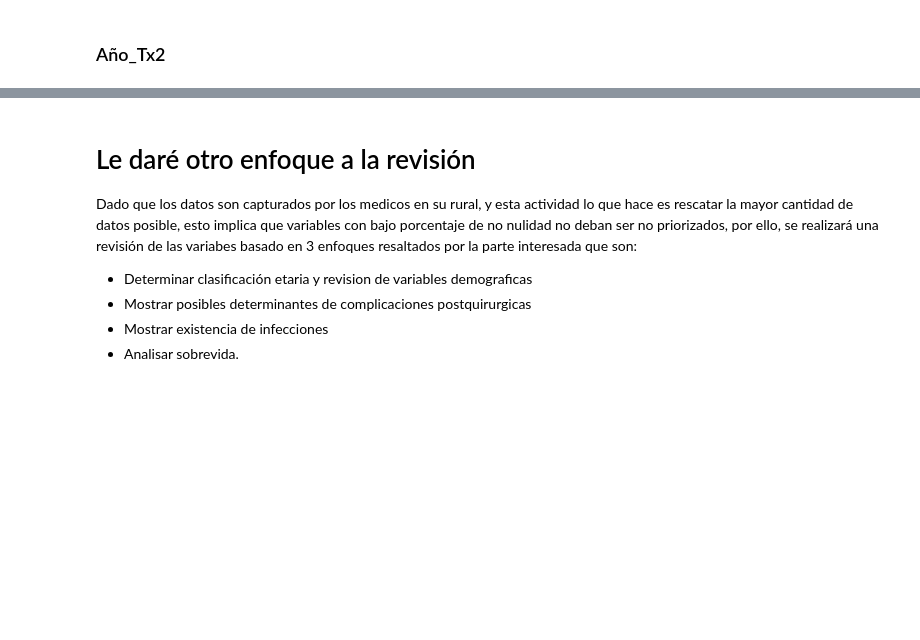
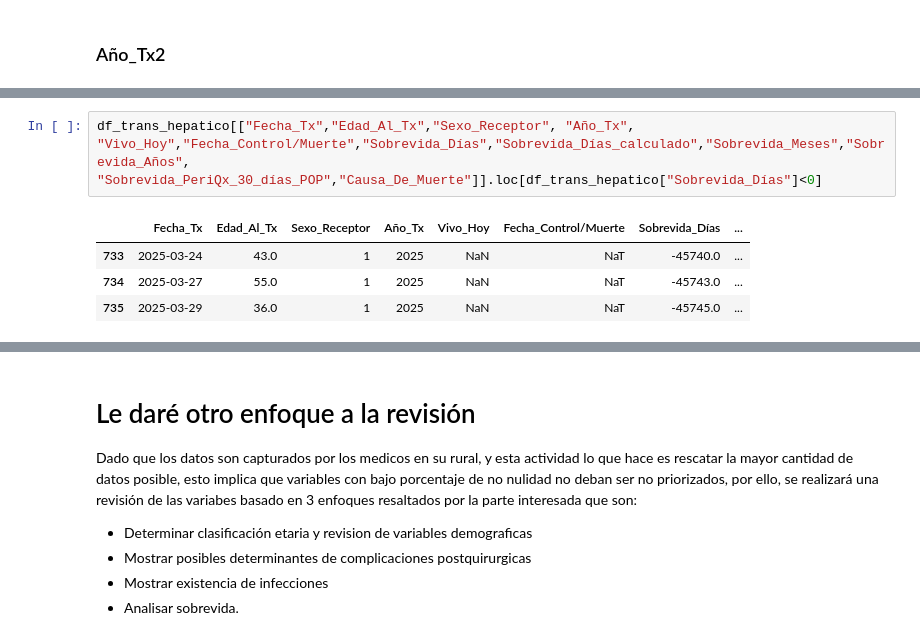
Before and after one commit to Traintain/MINE4101-202520-Proyecto-Transplantes-Hepaticos, a Jupyter notebook: BI_transplante_hepatico_JARM.ipynb, the cells around one changed output, grey strips where cells are left out. Saved outputs shown, nothing was run; the diff lists cells and outputs as text; blank space fills up the shorter version.

```diff
--- a/BI_transplante_hepatico_JARM.ipynb
+++ b/BI_transplante_hepatico_JARM.ipynb
@@ -625,0 +804,7 @@ df_trans_hepatico[["Fecha_Tx","Año_Tx2 (si no retx, poner año tx)","Fecha_Tx#2
+# %%
+df_trans_hepatico[["Fecha_Tx","Edad_Al_Tx","Sexo_Receptor", "Año_Tx", "Vivo_Hoy","Fecha_Control/Muerte","Sobrevida_Días","Sobrevida_Días_calculado","Sobrevida_Meses","Sobrevida_Años", "Sobrevida_PeriQx_30_días_POP","Causa_De_Muerte"]].loc[df_trans_hepatico["Sobrevida_Días"]<0]
+# %% [output]
+|  | Fecha_Tx | Edad_Al_Tx | Sexo_Receptor | Año_Tx | Vivo_Hoy | Fecha_Control/Muerte | Sobrevida_Días | ... |
+| 733 | 2025-03-24 | 43.0 | 1 | 2025 | NaN | NaT | -45740.0 | ... |
+| 734 | 2025-03-27 | 55.0 | 1 | 2025 | NaN | NaT | -45743.0 | ... |
+| 735 | 2025-03-29 | 36.0 | 1 | 2025 | NaN | NaT | -45745.0 | ... |
```
Also changed, not shown: parts of 44 cells of this notebook.
